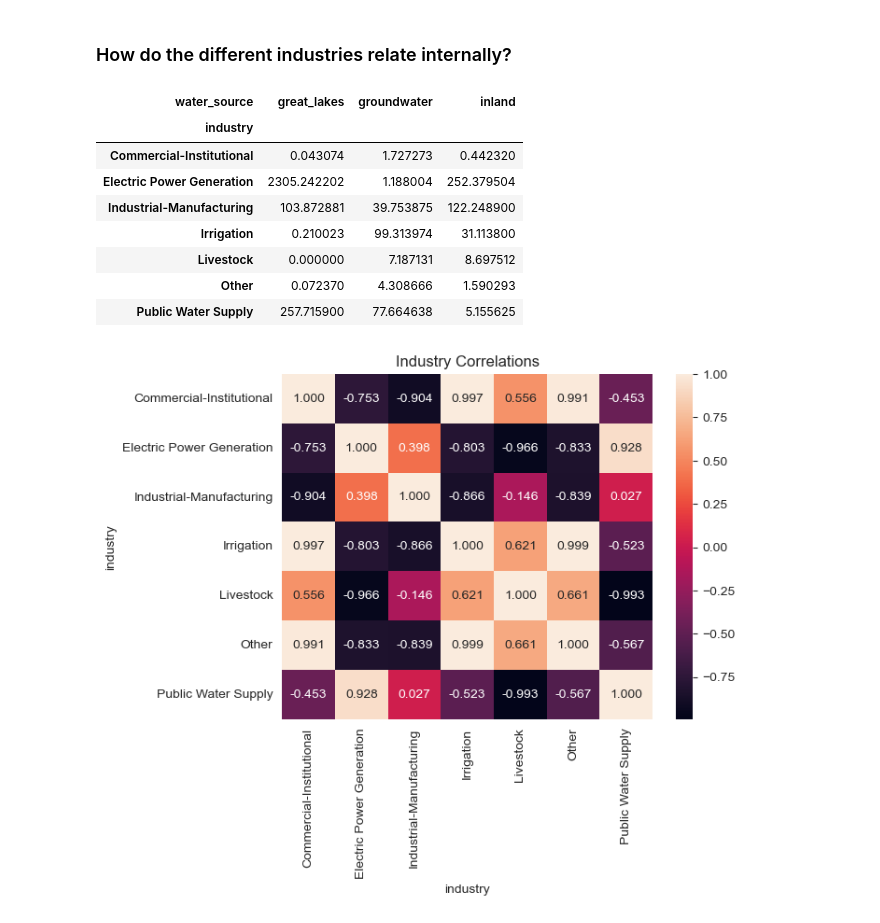
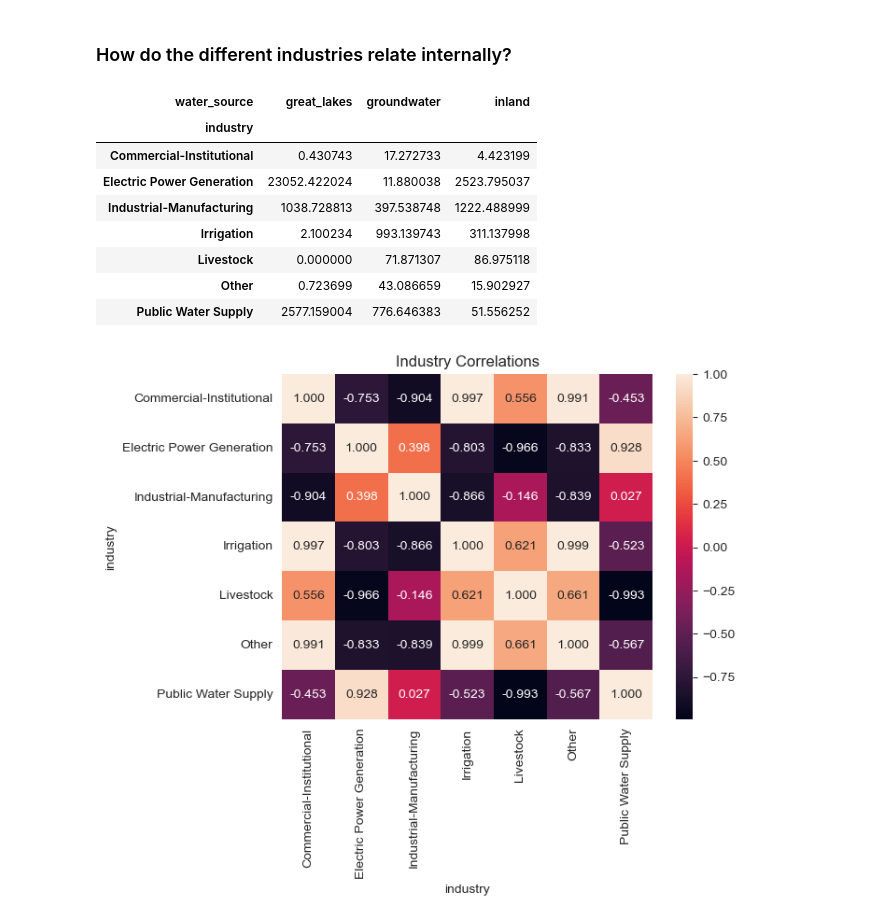
Before and after one commit to jpjavier23/michigan_water_use, a Jupyter notebook: michigan_water_use.ipynb, the cells around one changed output. Cells and saved outputs as stored; diff of their text form; code cells hidden in the pictures.

```diff
--- a/michigan_water_use.ipynb
+++ b/michigan_water_use.ipynb
@@ -699,18 +699,18 @@ Groundwater is the least related to population growth which may be represented b
 # %% [markdown]
 ### How do the different industries relate internally?
 # %%
-wi_df1 = df.pivot_table(values = 'water_use (Bil. gal)', index = 'industry', columns = 'water_source')
+wi_df1 = df.pivot_table(values = 'water_use (Bil. gal)', index = 'industry', columns = 'water_source', aggfunc = 'sum')
 wi_df1
 # %% [output]
 | water_source | great_lakes | groundwater | inland |
 | industry |  |  |  |
-| Commercial-Institutional | 0.043074 | 1.727273 | 0.442320 |
-| Electric Power Generation | 2305.242202 | 1.188004 | 252.379504 |
-| Industrial-Manufacturing | 103.872881 | 39.753875 | 122.248900 |
-| Irrigation | 0.210023 | 99.313974 | 31.113800 |
-| Livestock | 0.000000 | 7.187131 | 8.697512 |
-| Other | 0.072370 | 4.308666 | 1.590293 |
-| Public Water Supply | 257.715900 | 77.664638 | 5.155625 |
+| Commercial-Institutional | 0.430743 | 17.272733 | 4.423199 |
+| Electric Power Generation | 23052.422024 | 11.880038 | 2523.795037 |
+| Industrial-Manufacturing | 1038.728813 | 397.538748 | 1222.488999 |
+| Irrigation | 2.100234 | 993.139743 | 311.137998 |
+| Livestock | 0.000000 | 71.871307 | 86.975118 |
+| Other | 0.723699 | 43.086659 | 15.902927 |
+| Public Water Supply | 2577.159004 | 776.646383 | 51.556252 |
 # %%
 ind_cor = wi_df1.transpose().corr()
 # %%
```
Also changed, not shown: parts of 6 cells of this notebook, 4 other files.
